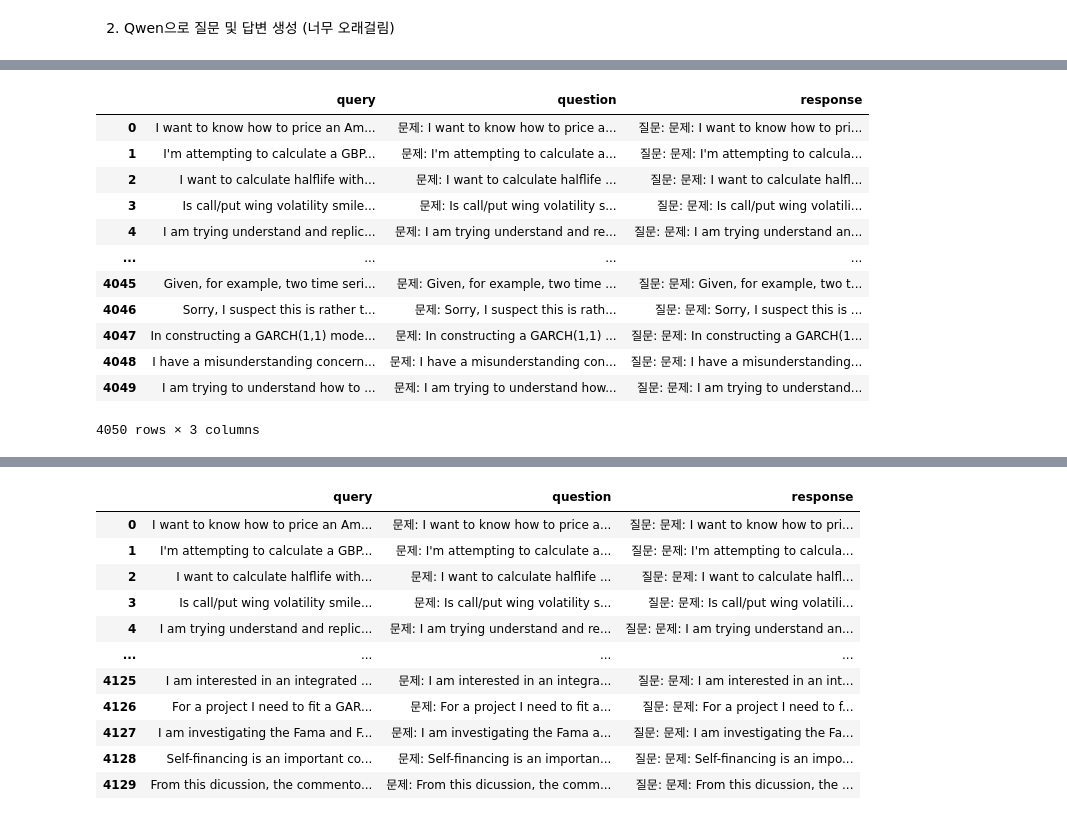
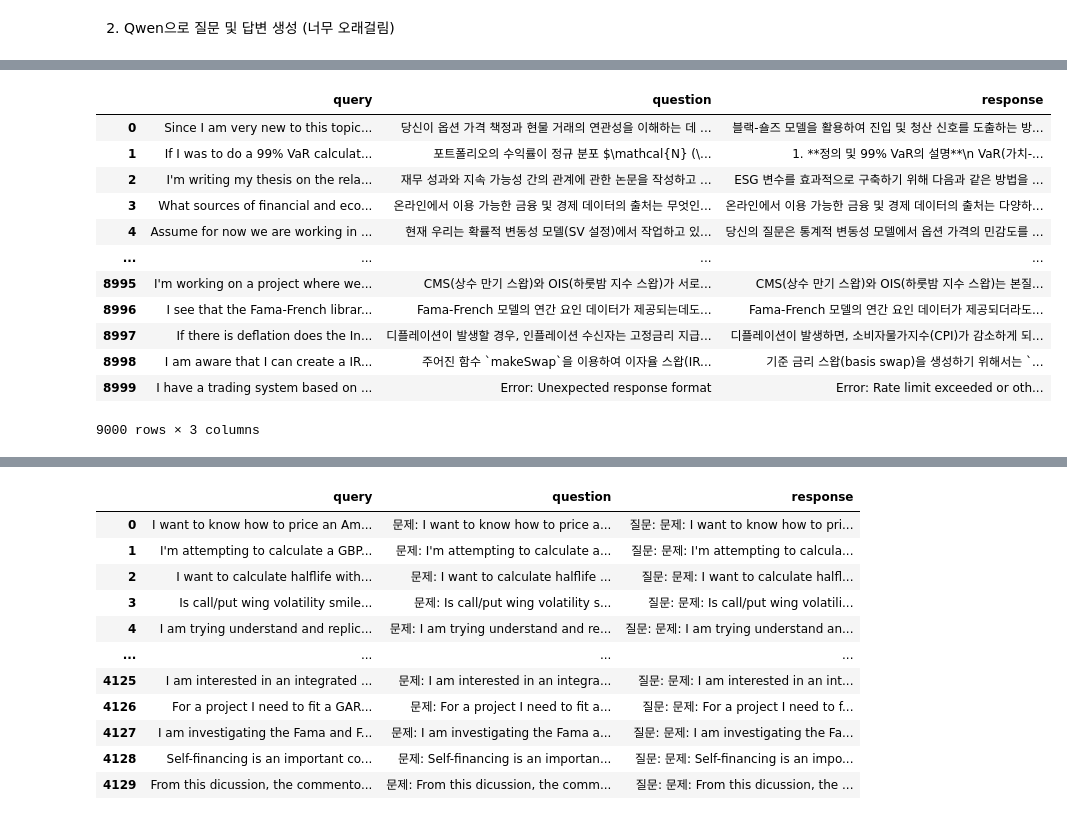
Before and after one commit to LDC-ai/KRX_LLM, a Jupyter notebook: data_slicing.ipynb, the cells around one changed output, grey strips where cells are left out. Saved outputs shown, nothing was run; the diff lists cells and outputs as text; code cells hidden in the pictures.

```diff
--- a/data_slicing.ipynb
+++ b/data_slicing.ipynb
@@ -400,16 +411,0 @@ RuntimeError: NVML_SUCCESS == r INTERNAL ASSERT FAILED at "../c10/cuda/CUDACachi
-# %%
-df
-# %% [output]
-|  | query | question | response |
-| 0 | I want to know how to price an Am... | 문제: I want to know how to price a... | 질문: 문제: I want to know how to pri... |
-| 1 | I'm attempting to calculate a GBP... | 문제: I'm attempting to calculate a... | 질문: 문제: I'm attempting to calcula... |
-| 2 | I want to calculate halflife with... | 문제: I want to calculate halflife ... | 질문: 문제: I want to calculate halfl... |
-| 3 | Is call/put wing volatility smile... | 문제: Is call/put wing volatility s... | 질문: 문제: Is call/put wing volatili... |
-| 4 | I am trying understand and replic... | 문제: I am trying understand and re... | 질문: 문제: I am trying understand an... |
-| ... | ... | ... | ... |
-| 4045 | Given, for example, two time seri... | 문제: Given, for example, two time ... | 질문: 문제: Given, for example, two t... |
-| 4046 | Sorry, I suspect this is rather t... | 문제: Sorry, I suspect this is rath... | 질문: 문제: Sorry, I suspect this is ... |
-| 4047 | In constructing a GARCH(1,1) mode... | 문제: In constructing a GARCH(1,1) ... | 질문: 문제: In constructing a GARCH(1... |
-| 4048 | I have a misunderstanding concern... | 문제: I have a misunderstanding con... | 질문: 문제: I have a misunderstanding... |
-| 4049 | I am trying to understand how to ... | 문제: I am trying to understand how... | 질문: 문제: I am trying to understand... |
-4050 rows × 3 columns
@@ -415,0 +414,18 @@ df
+# %%
+df = pd.read_csv('output_dataset.csv')
+
+df
+# %% [output]
+|  | query | question | response |
+| 0 | Since I am very new to this topic... | 당신이 옵션 가격 책정과 현물 거래의 연관성을 이해하는 데 ... | 블랙-숄즈 모델을 활용하여 진입 및 청산 신호를 도출하는 방... |
+| 1 | If I was to do a 99% VaR calculat... | 포트폴리오의 수익률이 정규 분포 $\mathcal{N} (\... | 1. **정의 및 99% VaR의 설명**\n VaR(가치-... |
+| 2 | I'm writing my thesis on the rela... | 재무 성과와 지속 가능성 간의 관계에 관한 논문을 작성하고 ... | ESG 변수를 효과적으로 구축하기 위해 다음과 같은 방법을 ... |
+| 3 | What sources of financial and eco... | 온라인에서 이용 가능한 금융 및 경제 데이터의 출처는 무엇인... | 온라인에서 이용 가능한 금융 및 경제 데이터의 출처는 다양하... |
+| 4 | Assume for now we are working in ... | 현재 우리는 확률적 변동성 모델(SV 설정)에서 작업하고 있... | 당신의 질문은 통계적 변동성 모델에서 옵션 가격의 민감도를 ... |
+| ... | ... | ... | ... |
+| 8995 | I'm working on a project where we... | CMS(상수 만기 스왑)와 OIS(하룻밤 지수 스왑)가 서로... | CMS(상수 만기 스왑)와 OIS(하룻밤 지수 스왑)는 본질... |
+| 8996 | I see that the Fama-French librar... | Fama-French 모델의 연간 요인 데이터가 제공되는데도... | Fama-French 모델의 연간 요인 데이터가 제공되더라도... |
+| 8997 | If there is deflation does the In... | 디플레이션이 발생할 경우, 인플레이션 수신자는 고정금리 지급... | 디플레이션이 발생하면, 소비자물가지수(CPI)가 감소하게 되... |
+| 8998 | I am aware that I can create a IR... | 주어진 함수 `makeSwap`을 이용하여 이자율 스왑(IR... | 기준 금리 스왑(basis swap)을 생성하기 위해서는 `... |
+| 8999 | I have a trading system based on ... | Error: Unexpected response format | Error: Rate limit exceeded or oth... |
+9000 rows × 3 columns
```
Also changed, not shown: parts of 7 cells of this notebook, 1 other file.
